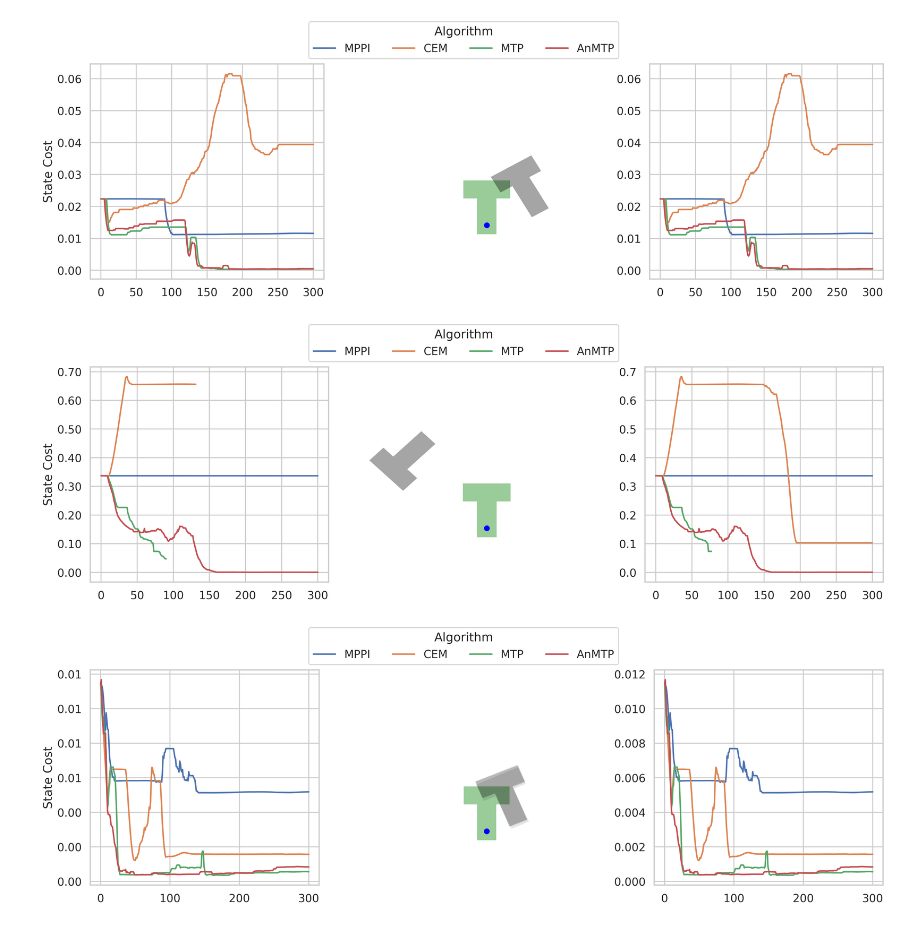
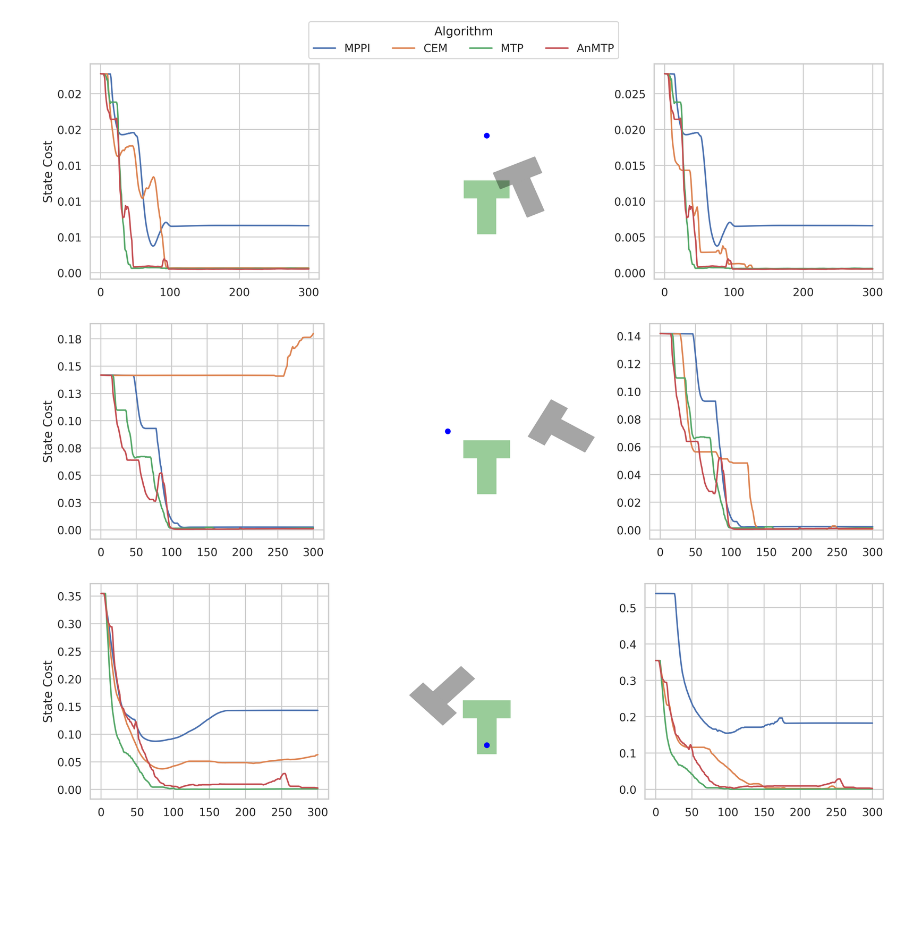
Before and after one commit to magnusdierking/mtp-thesis, a Jupyter notebook: experiments/pushT_sim/plot_experiments_sim.ipynb, the cells around one changed output. Saved outputs shown, nothing was run; the diff lists cells and outputs as text; code cells hidden in the pictures; blank space fills up the shorter version.

Commit message:
First version for the Push T simulation plots done

```diff
--- a/experiments/pushT_sim/plot_experiments_sim.ipynb
+++ b/experiments/pushT_sim/plot_experiments_sim.ipynb
@@ -122,7 +122,7 @@ def draw_t(ax, x, y, yaw_deg, stem_w, stem_h, head_w, head_h,
 
 # --- Main plotting function integrating seaborn and clean T-shapes ---
 
-def plot_seed_data(data: dict):
+def plot_seed_data(data: dict, plot_legend: Optional[dict] = None, init_pos: Optional[dict] = None):
     """
     For each seed, plot:
       1. Error over time (seaborn)
@@ -130,6 +130,13 @@ def plot_seed_data(data: dict):
       3. Duplicate of error plot
     """
     sns.set(style="whitegrid", context="talk")
+
+    if plot_legend is None:
+        plot_legend = {}
+        init_pos = {}
+        for seed in data.keys():
+            plot_legend[seed] = True
+            init_pos[seed] = np.array([0.0, -0.05])
 
     for seed, controllers_data in data.items():
         fig, axes = plt.subplots(1, 3, figsize=(18, 6))
@@ -171,7 +178,7 @@ def plot_seed_data(data: dict):
 
         # x and y limits
         #plot ee position as point
-        ee_pos = np.array([0.0, -0.05])
+        ee_pos = init_pos.get(seed, np.array([0.0, -0.05]))
         ax_Ts.scatter(ee_pos[0], ee_pos[1], s=50, c='blue', zorder=5)
         ax_Ts.set_xlim(-0.3, 0.3)
         ax_Ts.set_ylim(-0.2, 0.4)
@@ -201,47 +208,60 @@ def plot_seed_data(data: dict):
             # all_points.append(pts)
 
         if all_points:
             all_points = np.vstack(all_points)
             xmin, xmax = np.min(all_points[:, 0]), np.max(all_points[:, 0])
             ymin, ymax = np.min(all_points[:, 1]), np.max(all_points[:, 1])
             margin = 0.1 * max(xmax - xmin, ymax - ymin)
             # ax_Ts.set_xlim(xmin - margin, xmax + margin)
             # ax_Ts.set_ylim(ymin - margin, ymax + margin)
 
 
         plt.subplots_adjust(top=0.95)
 
         # ---- Fix the legend duplication ----
         # Get unique handles and labels from one of the subplots
         handles, labels = axes[0].get_legend_handles_labels()
         unique = dict(zip(labels, handles))  # removes duplicates while preserving order
 
-        # Add a single legend for the whole figure
-        fig.legend(
-            unique.values(),
-            unique.keys(),
-            title='Algorithm',
-            loc='upper center',
-            ncol=len(unique),  # one row of legend items
-            bbox_to_anchor=(0.5, 1.02)
-        )
+        if plot_legend.get(seed, True):
+            # Add a single legend for the whole figure
+            fig.legend(
+                unique.values(),
+                unique.keys(),
+                title='Algorithm',
+                loc='upper center',
+                ncol=len(unique),  # one row of legend items
+                bbox_to_anchor=(0.5, 1.02)
+            )
         plt.tight_layout(rect=[0, 0, 1, 0.9])
+        # save as pdf
+        plt.savefig(f"seed_{seed}_comparison.pdf", bbox_inches='tight', dpi=300)
         plt.show()
 
 
 # alg_labels = ["MPPI", "CEM", "MTP", "AnMTP"]
 path = get_data_path() / "pushT_sim"
-seeds = [42, 445, 10]
+seeds = [10, 42, 445]
+init_pos = {
+    10: np.array([0.0, 0.2]),
+    42: np.array([-0.1, 0.1]),
+    445: np.array([-0.0, -0.05]),
+}
+plot_legend = {
+    10: True,
+    42: False,
+    445: False,
+}
 controllers = ["mppi", "cem", "mtp", "anmtp"]
 data = extract_values(path, seeds, controllers)
-plot_seed_data(data)
+plot_seed_data(data, plot_legend=plot_legend, init_pos=init_pos)
 
 
 #! Left is with covariance update, right is without
 # %% [output]
-[figure, old version]
+[figure, new version]
-[figure, old version]
+[figure, new version]
-[figure, old version]
+[figure, new version]
 # %%
 # now for shoret horizon, 256 samples over 10 domains
 # alg_labels = ["MPPI", "CEM", "MTP", "AnMTP"]
```
Also changed, not shown: parts of 1 cell of this notebook, 11 other files.
